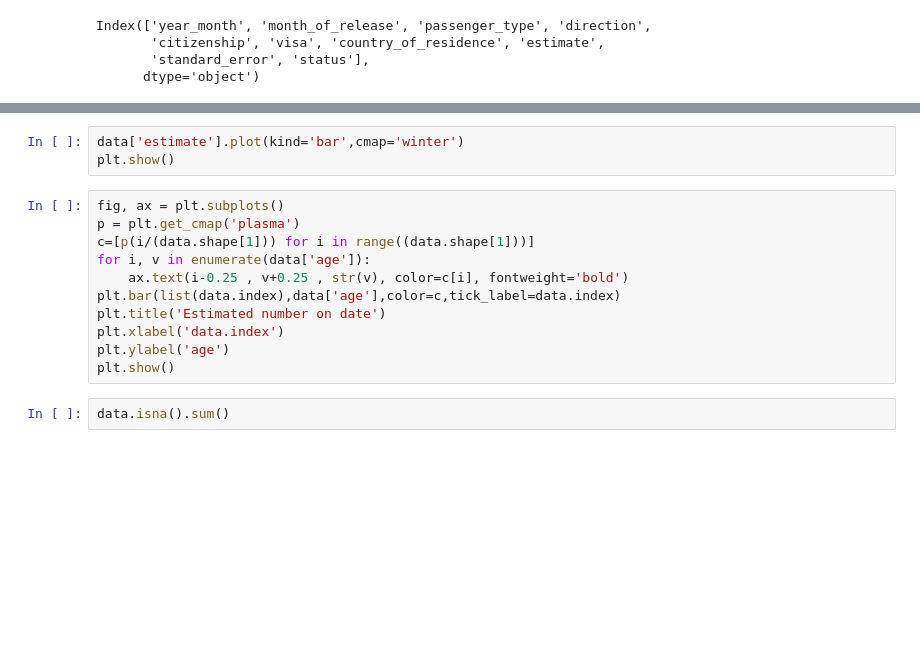
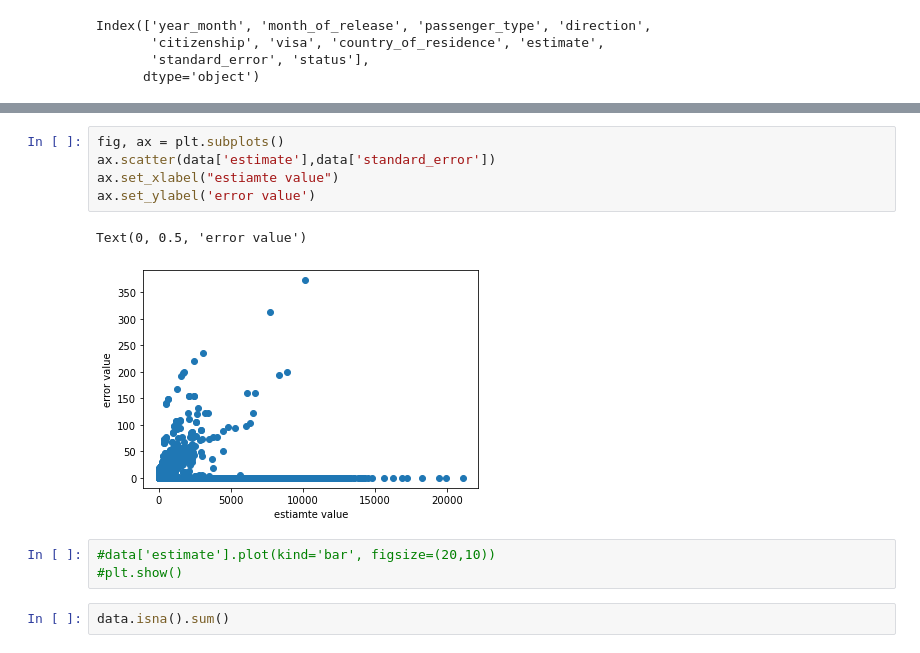
Before and after one commit to Nuh-Thierry/Project-Analyste, a Jupyter notebook: index.ipynb, the cells around one changed output, grey strips where cells are left out. Drawn from its saved outputs; the diff is of its cells as text; blank space fills up the shorter version.

```diff
--- a/index.ipynb
+++ b/index.ipynb
@@ -81,17 +142,14 @@ Index(['year_month', 'month_of_release', 'passenger_type', 'direction',
+# %%
+fig, ax = plt.subplots()
+ax.scatter(data['estimate'],data['standard_error'])
+ax.set_xlabel("estiamte value")
+ax.set_ylabel('error value')
+# %% [output]
+Text(0, 0.5, 'error value')
+[figure, added]
 # %%
-data['estimate'].plot(kind='bar',cmap='winter')
-plt.show()
+#data['estimate'].plot(kind='bar', figsize=(20,10))
+#plt.show()
-# %%
-fig, ax = plt.subplots()
-p = plt.get_cmap('plasma')
-c=[p(i/(data.shape[1])) for i in range((data.shape[1]))]
-for i, v in enumerate(data['age']):
-    ax.text(i-0.25 , v+0.25 , str(v), color=c[i], fontweight='bold')
-plt.bar(list(data.index),data['age'],color=c,tick_label=data.index)
-plt.title('Estimated number on date')
-plt.xlabel('data.index')
-plt.ylabel('age')
-plt.show()
 # %%
 data.isna().sum()
 # %% [output]
```
Also changed, not shown: parts of 10 cells of this notebook.
